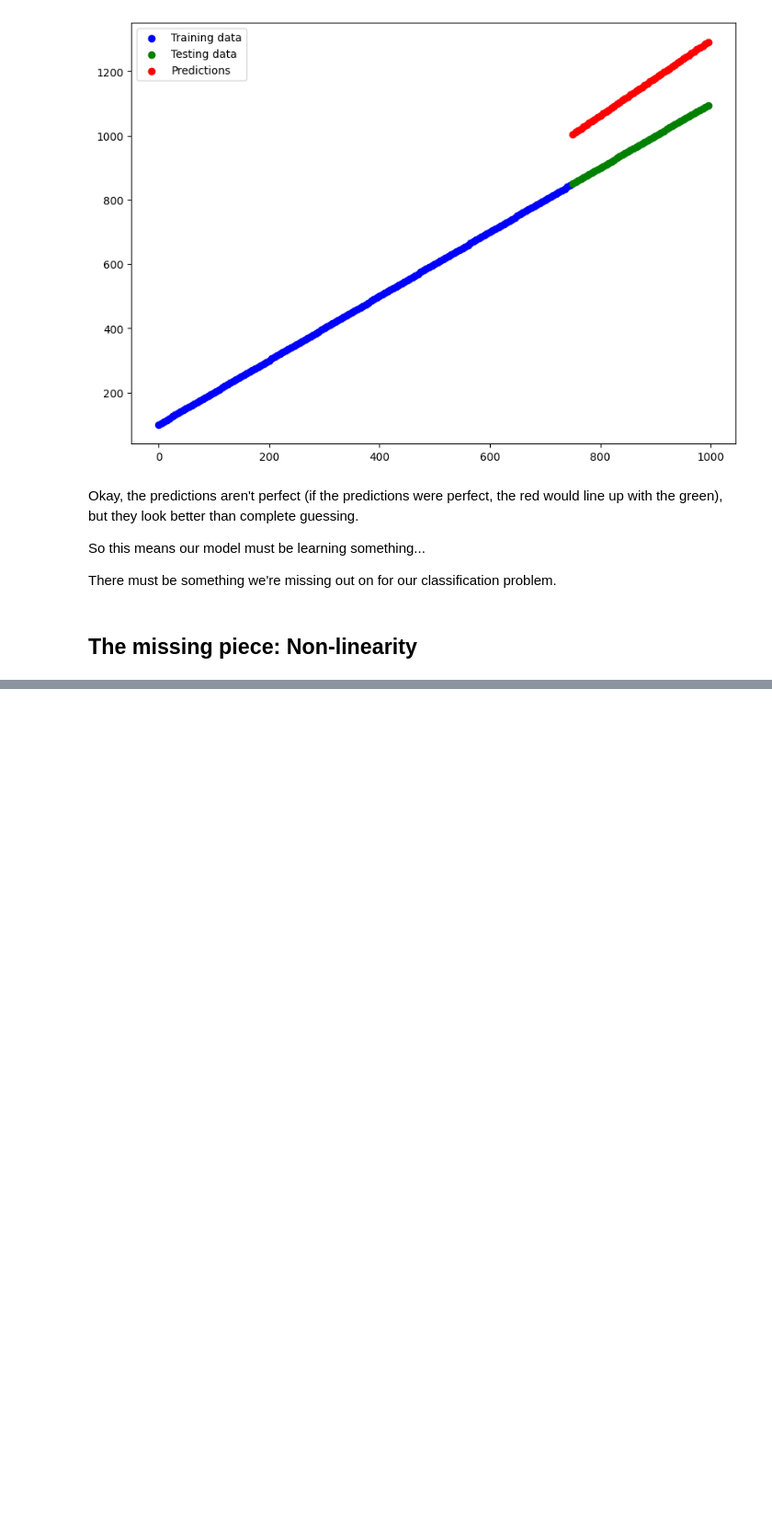
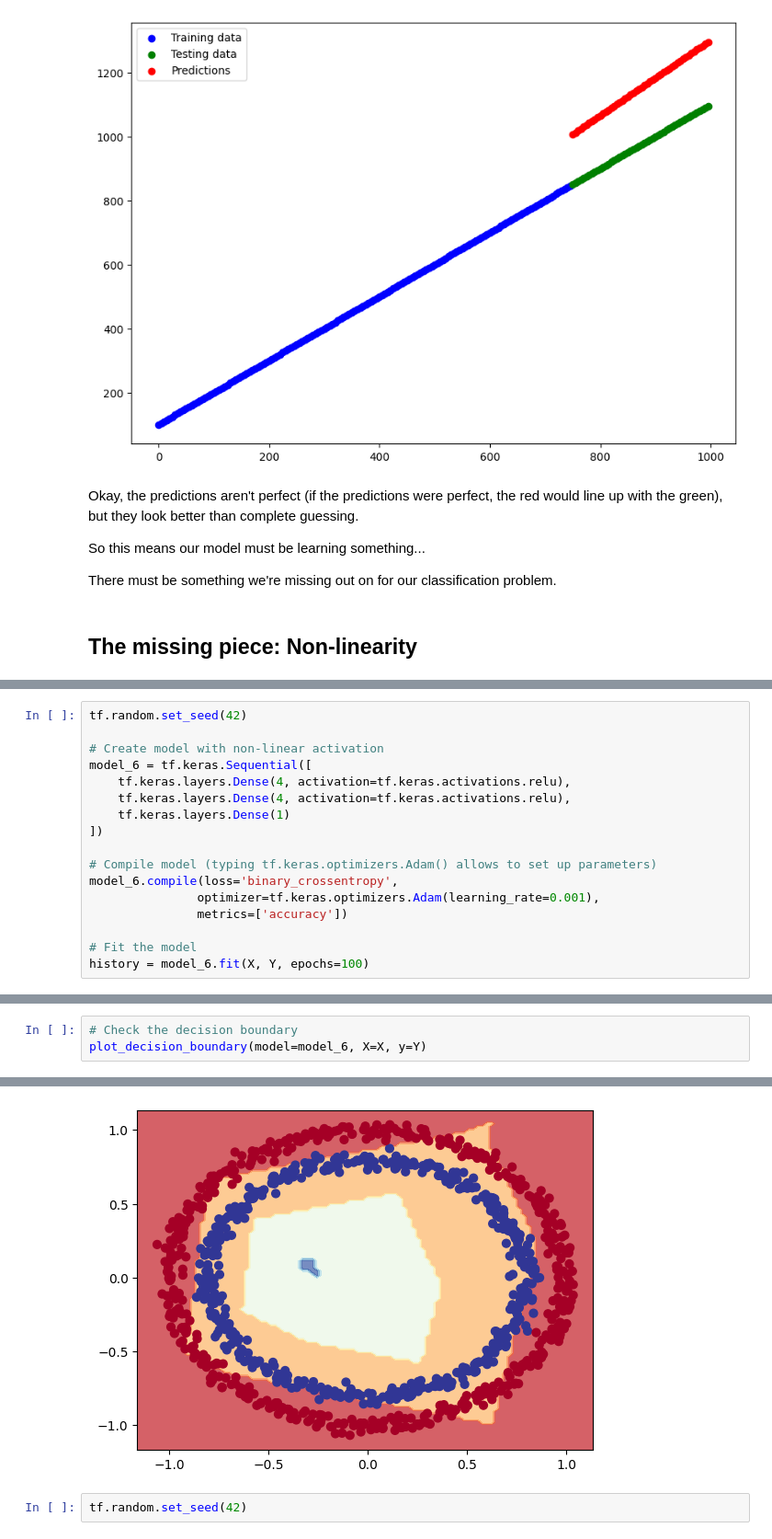
Before and after one commit to Luciano-C/Deep-Learning-Course-Daniel-Bourke, a Jupyter notebook: 02_classification.ipynb, the cells around one changed output, grey strips where cells are left out. Shown at 92% size. Cells and saved outputs as stored; diff of their text form; blank space fills up the shorter version.

```diff
--- a/02_classification.ipynb
+++ b/02_classification.ipynb
@@ -302,0 +390,17 @@ There must be something we're missing out on for our classification problem.
+# %%
+tf.random.set_seed(42)
+
+# Create model with non-linear activation
+model_6 = tf.keras.Sequential([
+    tf.keras.layers.Dense(4, activation=tf.keras.activations.relu),
+    tf.keras.layers.Dense(4, activation=tf.keras.activations.relu),
+    tf.keras.layers.Dense(1)
+])
+
+# Compile model (typing tf.keras.optimizers.Adam() allows to set up parameters)
+model_6.compile(loss='binary_crossentropy',
+               optimizer=tf.keras.optimizers.Adam(learning_rate=0.001),
+               metrics=['accuracy'])
+
+# Fit the model
+history = model_6.fit(X, Y, epochs=100)
@@ -302,0 +430,4 @@ There must be something we're missing out on for our classification problem.
+# %%
+# Check the decision boundary
+plot_decision_boundary(model=model_6, X=X, y=Y)
+# %% [output]
@@ -302,0 +436,3 @@ There must be something we're missing out on for our classification problem.
+[figure, added]
+# %%
+tf.random.set_seed(42)
```
Also changed, not shown: parts of 32 cells of this notebook.
